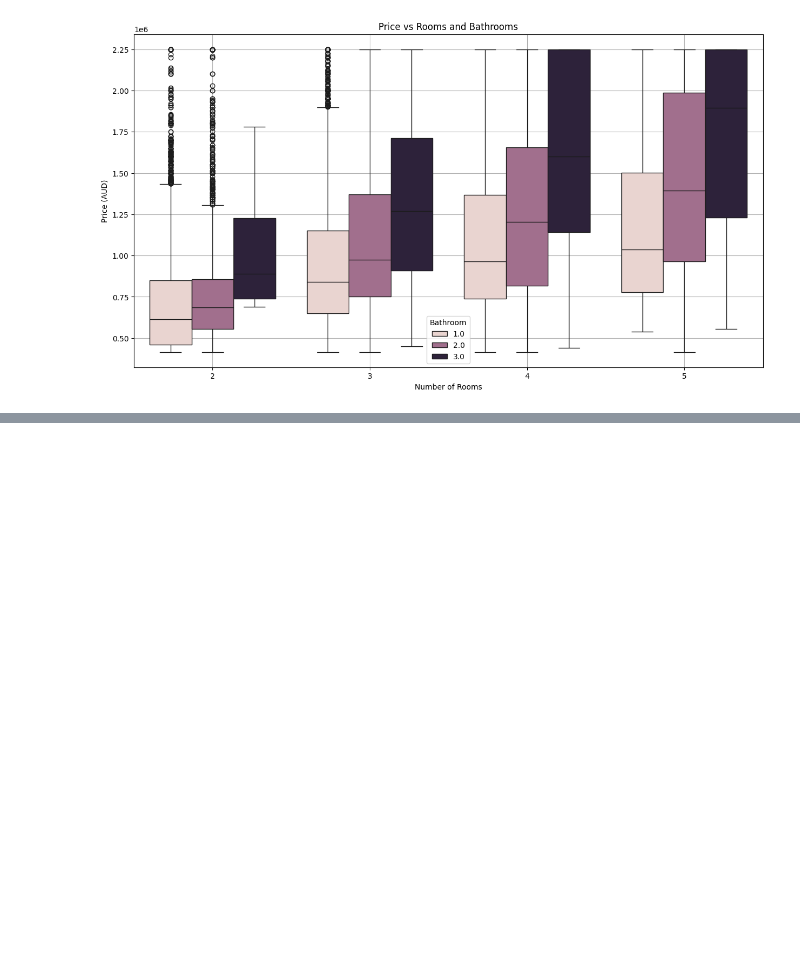
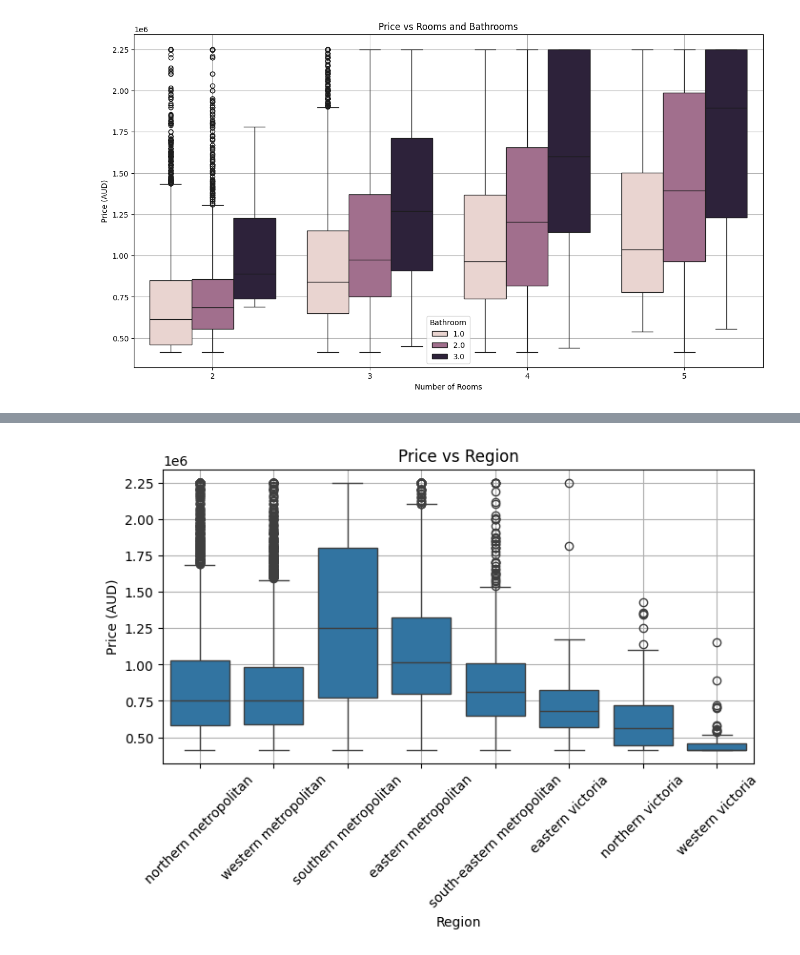
Before and after one commit to Eshitamjn20/HEM-Housing-ML-Model, a Jupyter notebook: mel-housing-data-processing.ipynb, the cells around one changed output, grey strips where cells are left out. Cells and saved outputs as stored; diff of their text form; code cells hidden in the pictures; blank space fills up the shorter version.

```diff
--- a/mel-housing-data-processing.ipynb
+++ b/mel-housing-data-processing.ipynb
@@ -421,0 +437,12 @@ The box plot shows that **property prices generally increase** with the number o
+# %%
+# Boxplot for Region and Price
+plt.figure(figsize=(8,4))
+sns.boxplot(x="Region", y="Price", data=mel_housing_df)
+plt.title('Price vs Region')
+plt.xlabel('Region')
+plt.ylabel('Price (AUD)')
+plt.xticks(rotation=45)
+plt.grid(True)
+plt.show()
+# %% [output]
+[figure, added]
```
Also changed, not shown: parts of 5 cells of this notebook.
